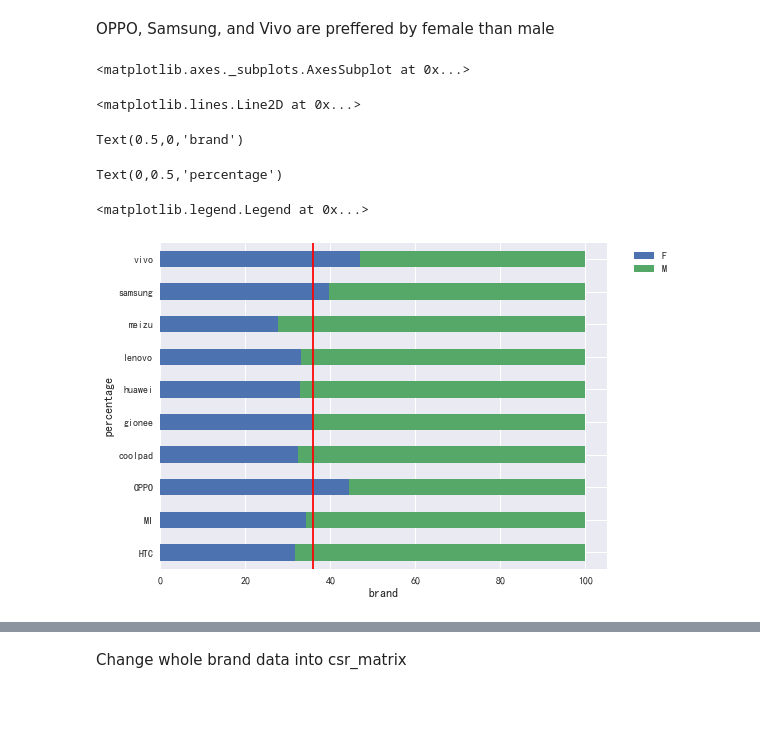
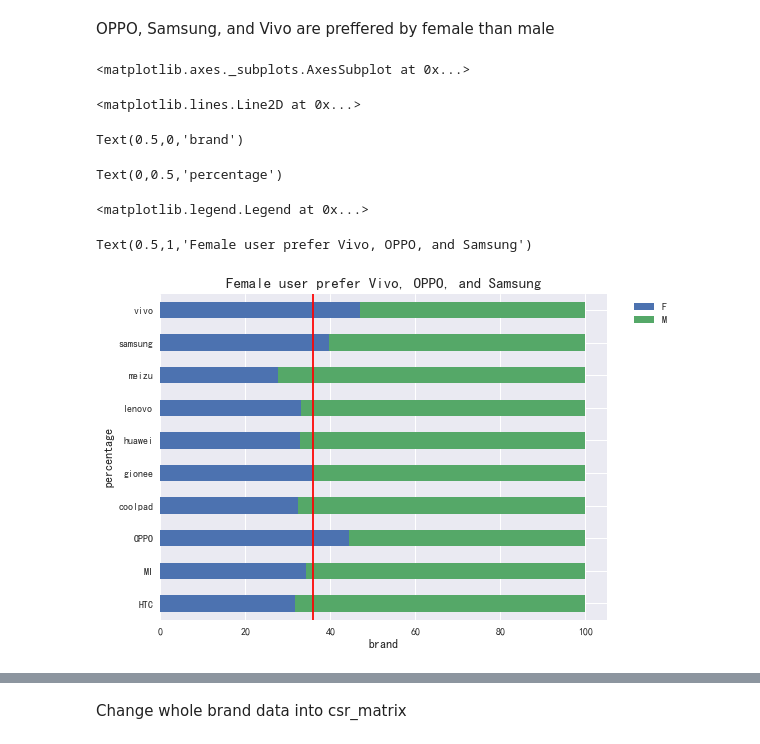
Before and after one commit to yiqingyang75/kaggle-TalkingData-Mobile-User-Demographics, a Jupyter notebook: py/TalkingData Mobile User Demographics - Concise.ipynb, the cells around one changed output, grey strips where cells are left out. Saved outputs shown, nothing was run; the diff lists cells and outputs as text; code cells hidden in the pictures; blank space fills up the shorter version.

```diff
--- a/py/TalkingData Mobile User Demographics - Concise.ipynb
+++ b/py/TalkingData Mobile User Demographics - Concise.ipynb
@@ -174,19 +209,21 @@ OPPO, Samsung, and Vivo are preffered by female than male
 # %%
 d1 = train_phone.loc[train_phone["eng_phone_brand"].isin(list(brand_count["index"]))].groupby(
     ["eng_phone_brand","gender"])["age"].count()
 d2 = d1.groupby(level=0).apply(lambda x: 100 * x / float(x.sum()))
 d2.unstack().plot(kind='barh',stacked=True,figsize = (8,6))
 plt.axvline(d2.unstack()["F"].mean(),color = "red")
 plt.xlabel("brand",fontsize = 12)
 plt.ylabel("percentage",fontsize = 12)
 plt.legend(bbox_to_anchor=(1.04,1), loc="upper left")
+plt.title("Female user prefer Vivo, OPPO, and Samsung", fontsize = 15)
 # %% [output]
 <matplotlib.axes._subplots.AxesSubplot at 0x...>
 <matplotlib.lines.Line2D at 0x...>
 Text(0.5,0,'brand')
 Text(0,0.5,'percentage')
 <matplotlib.legend.Legend at 0x...>
+Text(0.5,1,'Female user prefer Vivo, OPPO, and Samsung')
-[figure, old version]
+[figure, new version]
 # %%
 #change the brand that is not in the list of top 10 into 'others'
 phone["eng_phone_brand_sub"] = phone["eng_phone_brand"].apply(lambda x: x if x in list(brand_count["index"]) else "Others")
```
Also changed, not shown: parts of 23 cells of this notebook.
